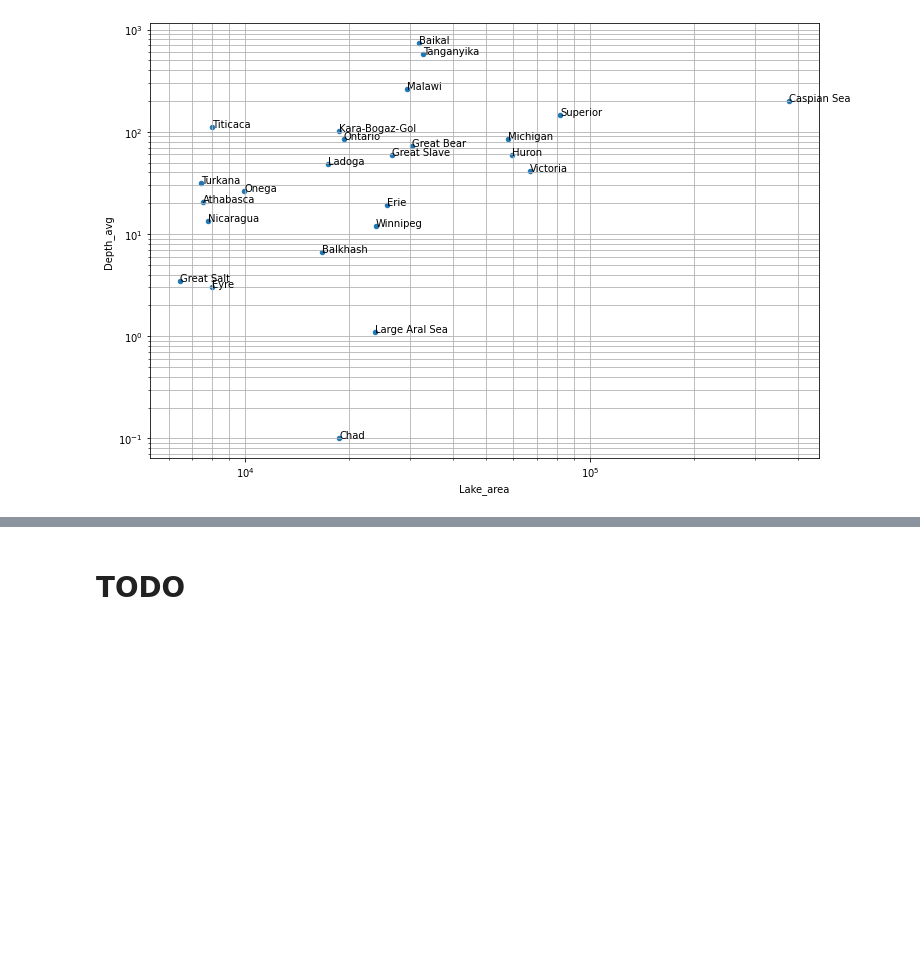
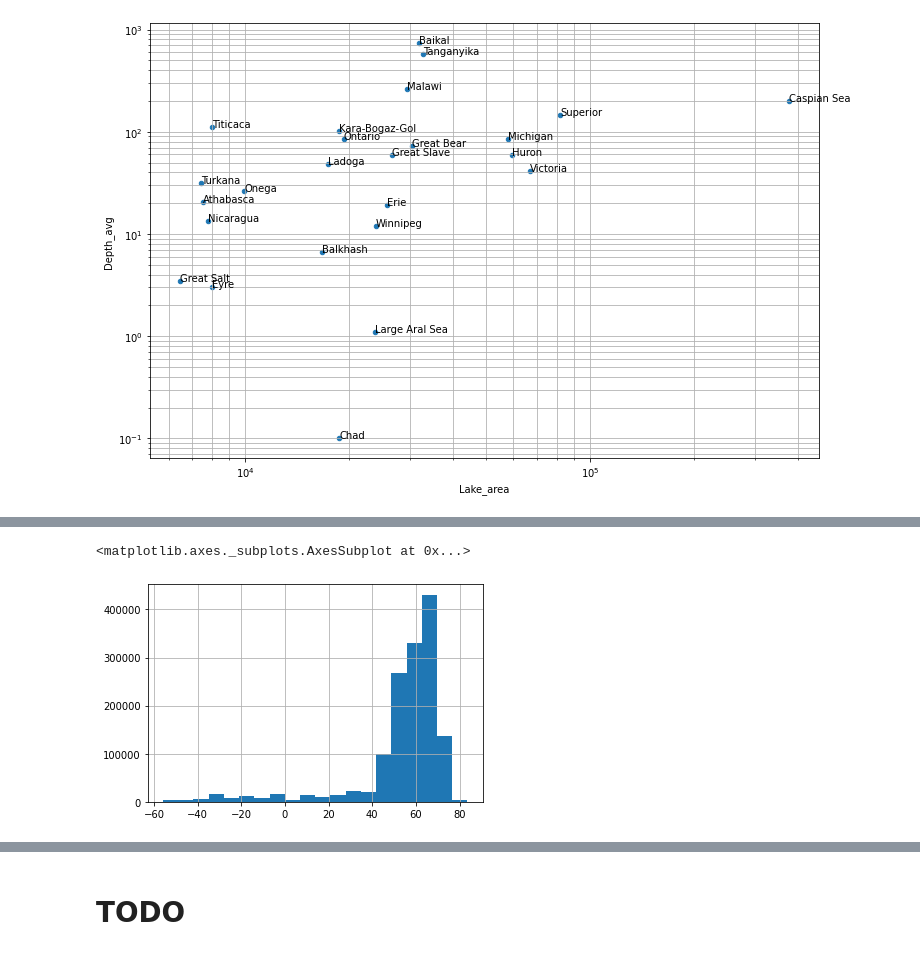
Before and after one commit to ds4geo/ds4geo, a Jupyter notebook: WS 2020 Course Notes/Session 7.ipynb, the cells around one changed output, grey strips where cells are left out. Cells and saved outputs as stored; diff of their text form; code cells hidden in the pictures; blank space fills up the shorter version.

```diff
--- a/WS 2020 Course Notes/Session 7.ipynb
+++ b/WS 2020 Course Notes/Session 7.ipynb
@@ -93,0 +86,5 @@ dir(ax)
+# %%
+dat.Cent_lat.hist(bins=20)
+# %% [output]
+<matplotlib.axes._subplots.AxesSubplot at 0x...>
+[figure, added]
```
Also changed, not shown: parts of 6 cells of this notebook.
